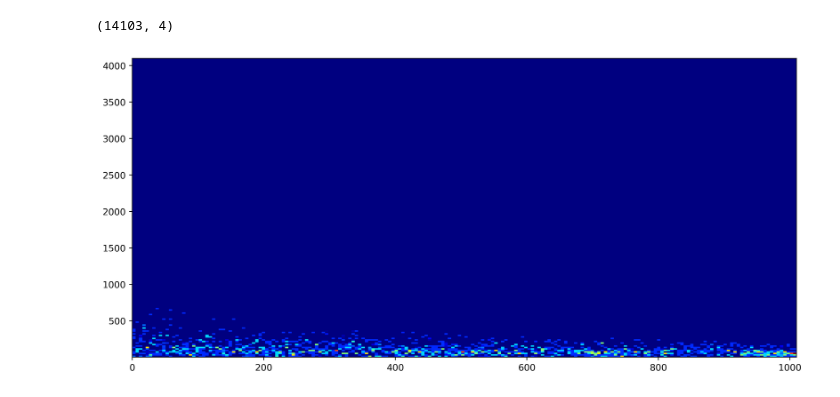
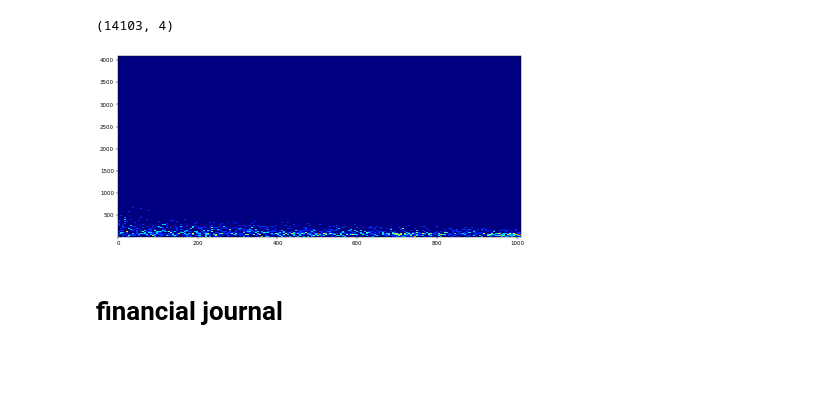
Before and after one commit to blukitas/Viz_2022_Grupo_4, a Jupyter notebook: docker/Notebooks/02.wage_cohort_over_time.ipynb, the cells around one changed output. Cells and saved outputs as stored; diff of their text form; code cells hidden in the pictures; blank space fills up the shorter version.

```diff
--- a/docker/Notebooks/02.wage_cohort_over_time.ipynb
+++ b/docker/Notebooks/02.wage_cohort_over_time.ipynb
@@ -347,14 +352,16 @@ df[df.category == "Shelter"].shape
 # plt.show()
 # %%
 # Big bins
-figure(figsize=(13, 6), dpi=400)
+figure(figsize=(13, 6), dpi=40)
 
 plt.hist2d(
     df[df.category == "Wage"]["participantid"],
     df[df.category == "Wage"]["amount"],
     bins=(200, 200),
     cmap=plt.cm.jet,
 )
 plt.show()
 # %% [output]
-[figure, old version]
+[figure, new version]
+# %% [markdown]
+# financial journal
```
Also changed, not shown: parts of 24 cells of this notebook, 3 other files.
